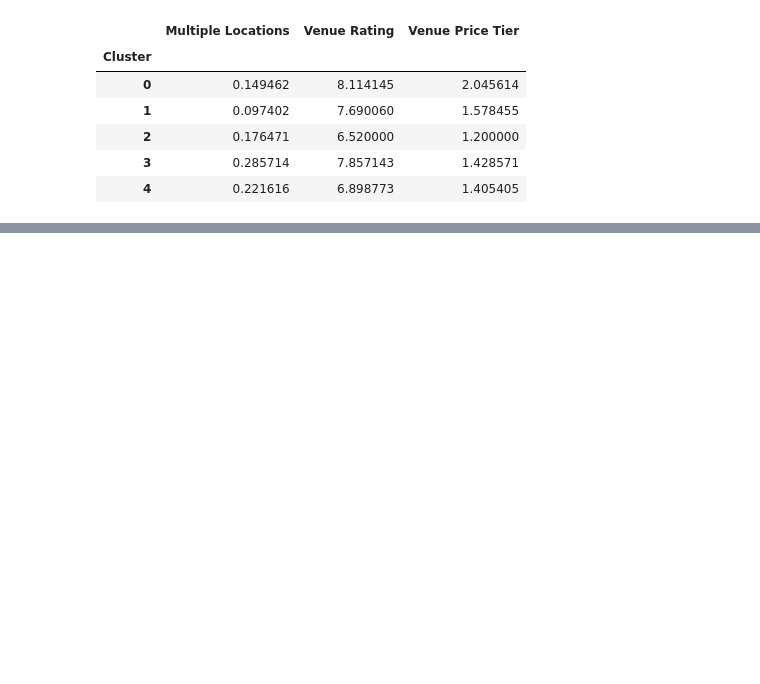
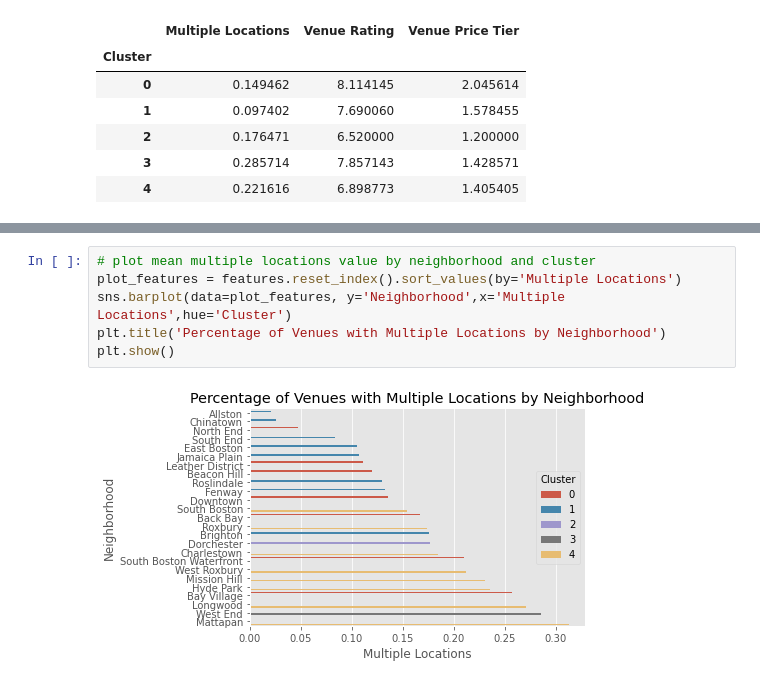
Before and after one commit to brandonbellanti/Coursera_Capstone, a Jupyter notebook: final_project/boston_food_scene.ipynb, the cells around one changed output, grey strips where cells are left out. Drawn from its saved outputs; the diff is of its cells as text; blank space fills up the shorter version.

```diff
--- a/final_project/boston_food_scene.ipynb
+++ b/final_project/boston_food_scene.ipynb
@@ -891,0 +1003,8 @@ sns.barplot(data=features.reset_index().sort_values(by='Venue Price Tier',ascend
+# %%
+# plot mean multiple locations value by neighborhood and cluster
+plot_features = features.reset_index().sort_values(by='Multiple Locations')
+sns.barplot(data=plot_features, y='Neighborhood',x='Multiple Locations',hue='Cluster')
+plt.title('Percentage of Venues with Multiple Locations by Neighborhood')
+plt.show()
+# %% [output]
+[figure, added]
```
Also changed, not shown: parts of 62 cells of this notebook.
